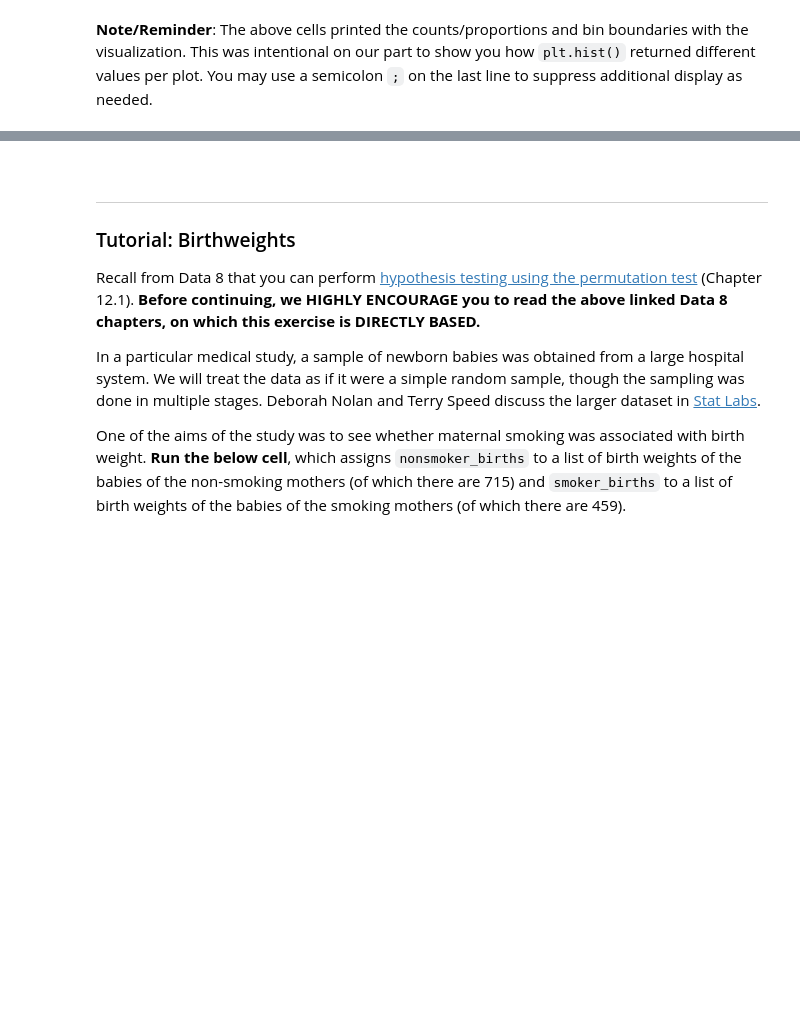
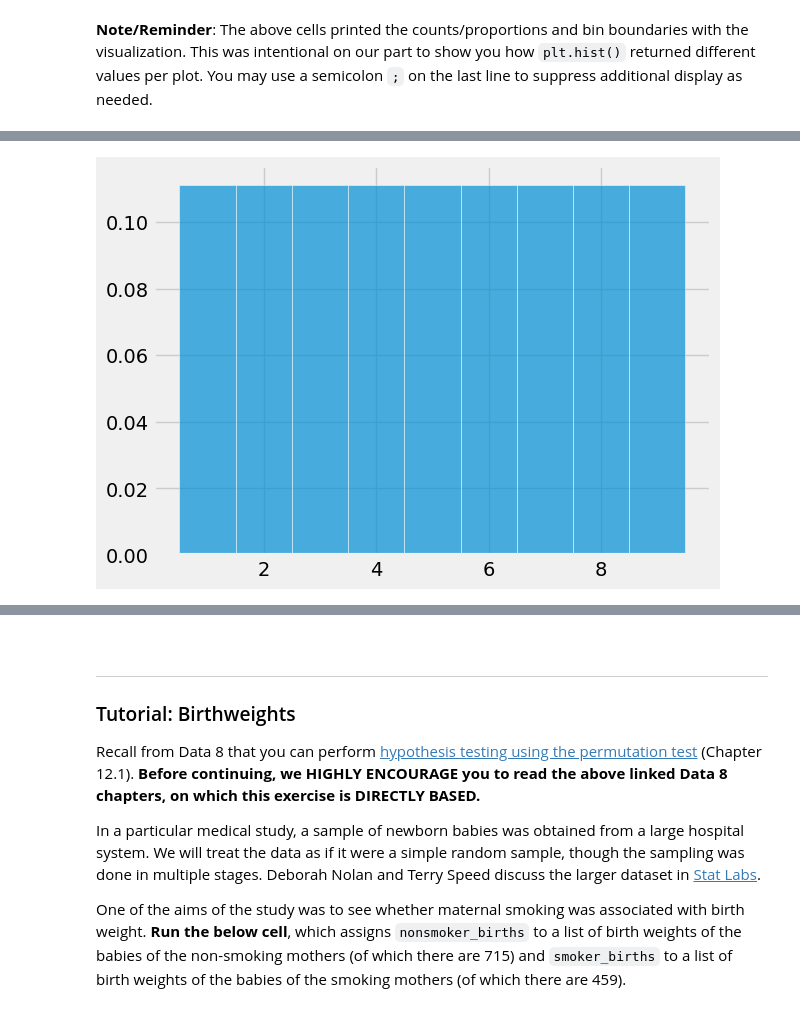
Before and after one commit to YeHuodeShenMing/DS-100, a Jupyter notebook: hw/hw01/hw01.ipynb, the cells around one changed output, grey strips where cells are left out. Saved outputs shown, nothing was run; the diff lists cells and outputs as text; code cells hidden in the pictures; blank space fills up the shorter version.

```diff
--- a/hw/hw01/hw01.ipynb
+++ b/hw/hw01/hw01.ipynb
@@ -251,12 +231,15 @@ If you have trouble defining the function, go back and carefully read all the li
 # %%
 def plot_distribution(arr):
     # Define bins
-    unit_bins = ...
+    round_arr = [round(x) for x in arr]
+    unit_bins = np.arange(min(round_arr) - 0.5, max(round_arr) + 0.6)
     # Plot the data arr using unit_bins, assign the plot to histplot
-    histplot = ...
+    histplot = plt.hist(arr, bins=unit_bins, ec='white', density=True, alpha=0.7)
     return histplot
 faces = range(1, 10)
 histplot = plot_distribution(faces)
+# %% [output]
+[figure, added]
 # %%
 grader.check("q1a")
 # %% [output]
```
Also changed, not shown: parts of 13 cells of this notebook, 2 other files.
